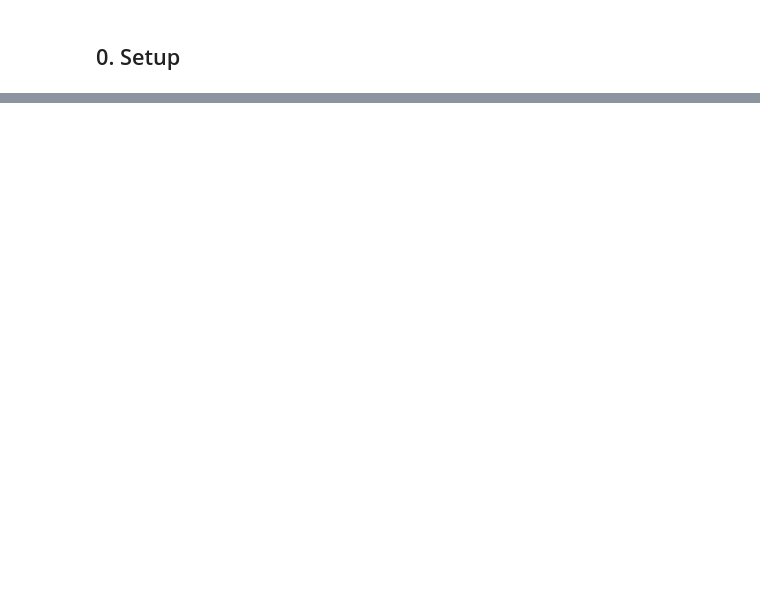
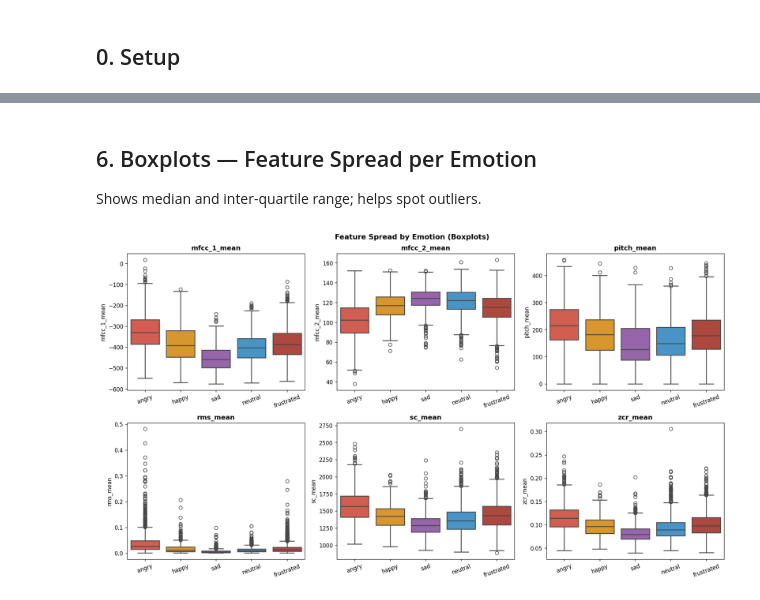
Before and after one commit to ronenhr/IEMOCAP-project, a Jupyter notebook: notebooks/03_audio_features.ipynb, the cells around one changed output, grey strips where cells are left out. Saved outputs shown, nothing was run; the diff lists cells and outputs as text; code cells hidden in the pictures; blank space fills up the shorter version.

```diff
--- a/notebooks/03_audio_features.ipynb
+++ b/notebooks/03_audio_features.ipynb
@@ -308,0 +265,15 @@ print(f"\n📌 Most important feature: {importances.idxmax()}")
+# %% [markdown]
+## 6. Boxplots — Feature Spread per Emotion
+Shows median and inter-quartile range; helps spot outliers.
+# %%
+fig, axes = plt.subplots(2, 3, figsize=(16, 9))
+for ax, feat in zip(axes.flat, show_feats):
+    sns.boxplot(x="emotion", y=feat, data=df, ax=ax,
+                palette=EMO_COLORS, order=TARGET_EMOTIONS, linewidth=1.5)
+    ax.set_title(feat, fontweight="bold"); ax.set_xlabel(""); ax.tick_params(axis="x", rotation=20)
+
+plt.suptitle("Feature Spread by Emotion (Boxplots)", fontsize=13, fontweight="bold")
+plt.tight_layout()
+plt.savefig(FIG_DIR/"F3_boxplots.png", bbox_inches="tight"); plt.show()
+# %% [output]
+[figure, added]
```
Also changed, not shown: parts of 38 cells of this notebook, 11 other files.
